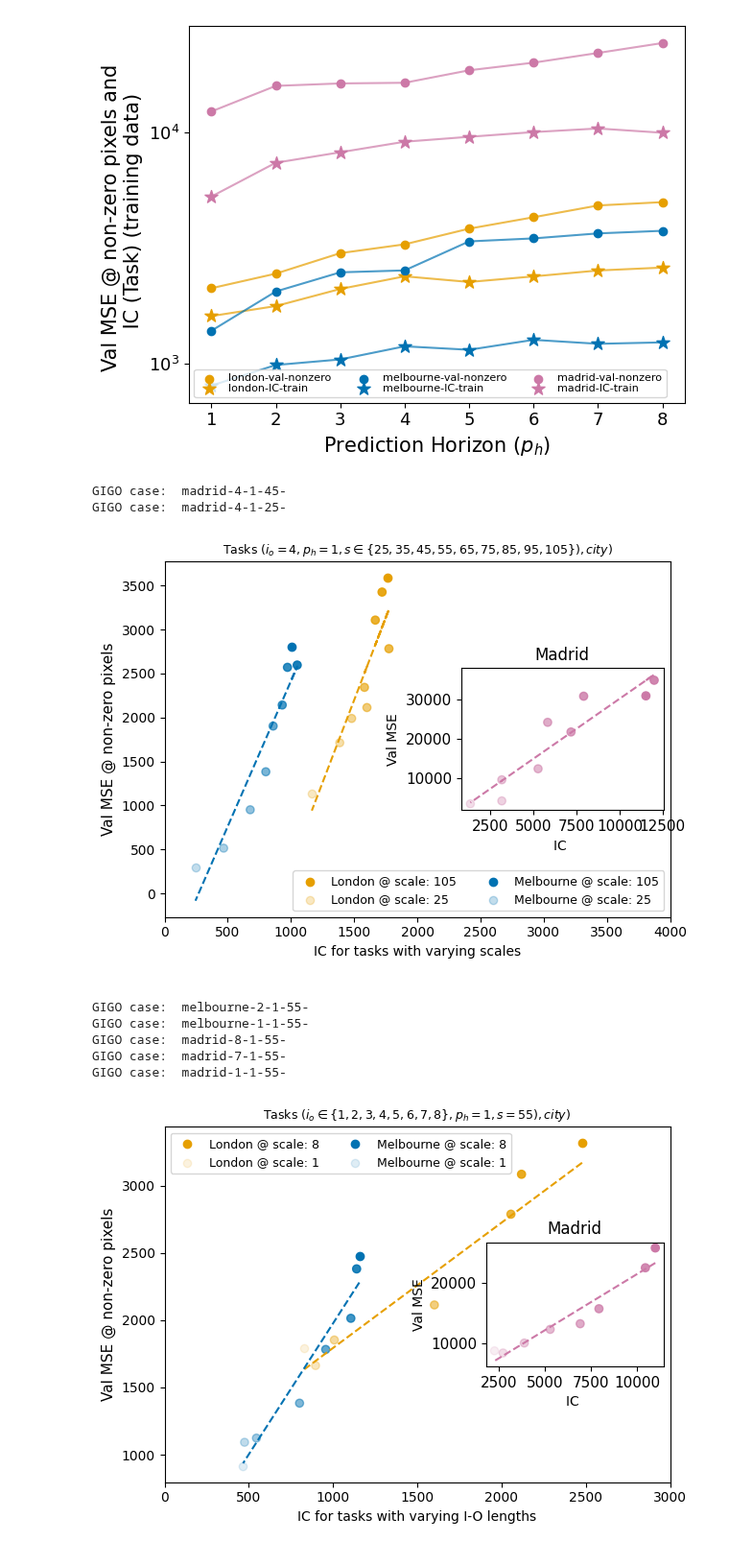
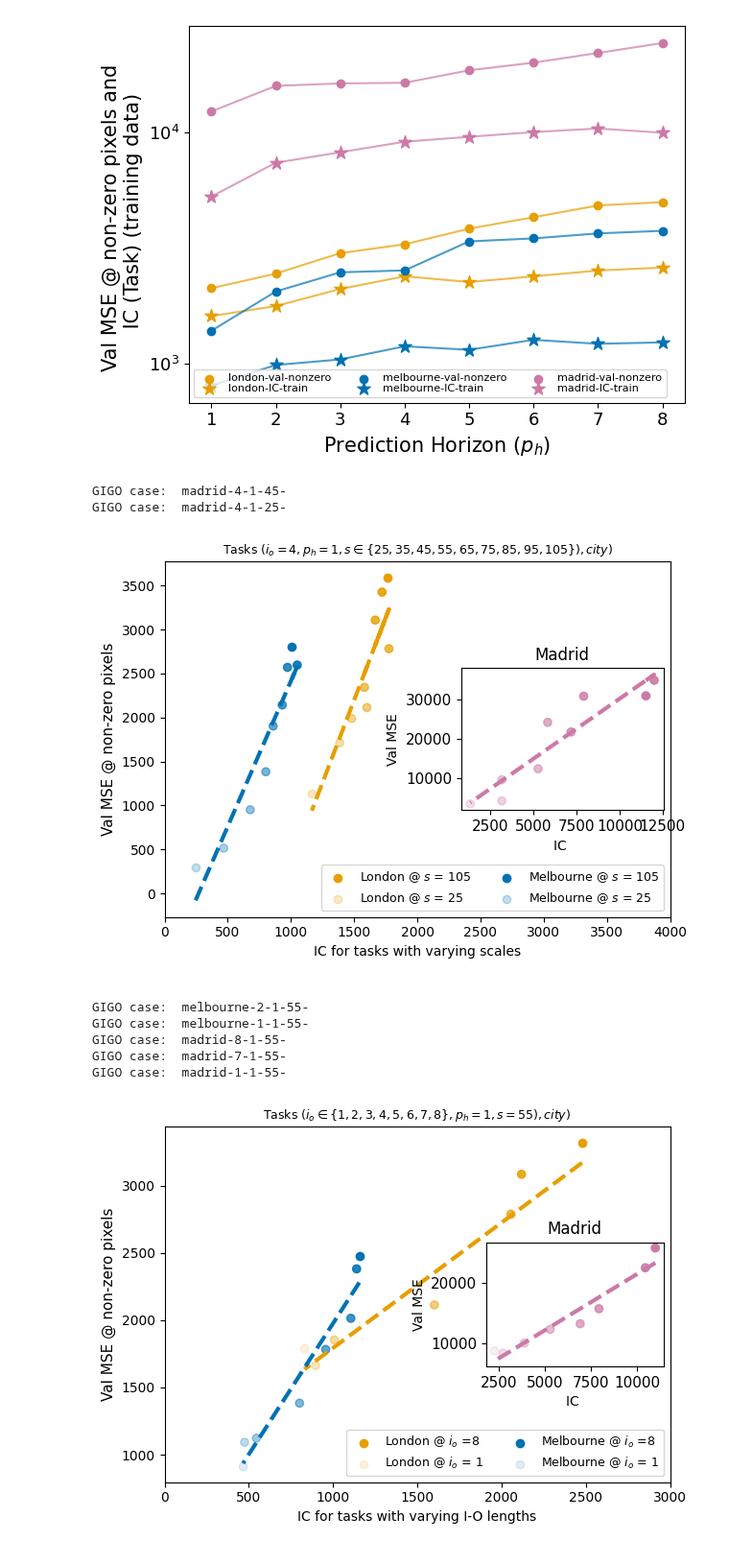
Before and after one commit to mie-lab/Complexity-Aware-Traffic-Prediction, a Jupyter notebook: CATP/plotting/adam_001_30_epochs/analyse_validation_csv_with_normalised_IC.ipynb, the cells around one changed output. Shown at 96% size. Saved outputs shown, nothing was run; the diff lists cells and outputs as text; code cells hidden in the pictures.

Commit message:
DOC: plots in paper

```diff
--- a/CATP/plotting/adam_001_30_epochs/analyse_validation_csv_with_normalised_IC.ipynb
+++ b/CATP/plotting/adam_001_30_epochs/analyse_validation_csv_with_normalised_IC.ipynb
@@ -170,7 +248,7 @@ for city in config.city_list:
                                                 scale=scale)
                 filename = "val_csv_" + prefix + ".csv"
                 try:
-                    df = pd.read_csv(os.path.join("val_csv_all_models_all_cities", filename))
+                    df = pd.read_csv(os.path.join("../val_csv_all_models_all_cities", filename))
                 except (pd.errors.EmptyDataError, FileNotFoundError) as e:
                     print (cityname, " Empty/Not found, ignoring; plot will be missing")
                     print (e)
@@ -326,7 +404,7 @@ for city in config.city_list:
                                                 scale=scale)
                 filename = "val_csv_" + prefix + ".csv"
                 try:
-                    df = pd.read_csv(os.path.join("val_csv_all_models_all_cities", filename))
+                    df = pd.read_csv(os.path.join("../val_csv_all_models_all_cities", filename))
                 except (pd.errors.EmptyDataError, FileNotFoundError) as e:
                     print (cityname, " Empty/Not found, ignoring; plot will be missing")
                     print (e)
@@ -614,7 +715,7 @@ for city in config.city_list:
                                                 scale=scale)
                 filename = "val_csv_" + prefix + ".csv"
                 try:
-                    df = pd.read_csv(os.path.join("val_csv_all_models_all_cities", filename))
+                    df = pd.read_csv(os.path.join("../val_csv_all_models_all_cities", filename))
                 except (pd.errors.EmptyDataError, FileNotFoundError) as e:
                     print (cityname, " Empty/Not found, ignoring; plot will be missing")
                     print (e)
@@ -731,7 +832,7 @@ for city in config.city_list:
                                                 scale=scale)
                 filename = "val_csv_" + prefix + ".csv"
                 try:
-                    df = pd.read_csv(os.path.join("val_csv_all_models_all_cities", filename))
+                    df = pd.read_csv(os.path.join("../val_csv_all_models_all_cities", filename))
                 except (pd.errors.EmptyDataError, FileNotFoundError) as e:
                     print (cityname, " Empty/Not found, ignoring; plot will be missing")
                     print (e)
@@ -799,7 +900,7 @@ for city in config.city_list:
 
         p = np.polyfit(line_plot_IC, np.array(line_plot_Val_loss), 1)  # p will contain [slope, intercept]
         line_y = np.polyval(p, line_plot_IC)  # This evaluates the polynomial at each point in line_plot_IC
-        axins.plot(line_plot_IC, line_y, color=city_color[cityname], linestyle='--')
+        axins.plot(line_plot_IC, line_y, color=city_color[cityname], linestyle='--', linewidth=3)
 
         axins.set_title('madrid'.title())
         axins.set_xlabel("IC ")
@@ -809,13 +910,13 @@ for city in config.city_list:
         plt.scatter(line_plot_IC[1:-1], line_plot_Val_loss[1:-1], color=city_color[cityname],
                     alpha=(np.array(config.scales[::-1])/105)[1:-1])
         plt.scatter(line_plot_IC[0], line_plot_Val_loss[0], color=city_color[cityname],
-                    alpha=np.array(config.scales[::-1][0])/105, label=cityname.title() + " @ scale: " + str(config.scales[::-1][0]))
+                    alpha=np.array(config.scales[::-1][0])/105, label=cityname.title() + r" @ $s$ = " + str(config.scales[::-1][0]))
         plt.scatter(line_plot_IC[-1], line_plot_Val_loss[-1], color=city_color[cityname],
-                    alpha=np.array(config.scales[::-1][-1])/105, label=cityname.title() + " @ scale: " + str(config.scales[::-1][-1]))
+                    alpha=np.array(config.scales[::-1][-1])/105, label=cityname.title() + r" @ $s$ = " + str(config.scales[::-1][-1]))
 
         p = np.polyfit(line_plot_IC, np.array(line_plot_Val_loss), 1)  # p will contain [slope, intercept]
         line_y = np.polyval(p, line_plot_IC)  # This evaluates the polynomial at each point in line_plot_IC
-        plt.plot(line_plot_IC, line_y, color=city_color[cityname], linestyle='--')
+        plt.plot(line_plot_IC, line_y, color=city_color[cityname], linestyle='--', linewidth=3)
 
         plt.xlabel("IC for tasks with varying scales\n ", fontsize=10)
         plt.ylabel("Val MSE @ non-zero pixels", fontsize=11)
@@ -834,7 +935,7 @@ plt.show()
 # %% [output]
 GIGO case:  madrid-4-1-45-
 GIGO case:  madrid-4-1-25-
-[figure, old version]
+[figure, new version]
 # %%
 import pandas as pd
 from mpl_toolkits.axes_grid1.inset_locator import inset_axes
@@ -861,7 +962,7 @@ for city in config.city_list:
                                                 scale=scale)
                 filename = "val_csv_" + prefix + ".csv"
                 try:
-                    df = pd.read_csv(os.path.join("val_csv_all_models_all_cities", filename))
+                    df = pd.read_csv(os.path.join("../val_csv_all_models_all_cities", filename))
                 except (pd.errors.EmptyDataError, FileNotFoundError) as e:
                     print (cityname, " Empty/Not found, ignoring; plot will be missing")
                     print (e)
@@ -929,45 +1030,45 @@ for city in config.city_list:
 
         p = np.polyfit(line_plot_IC, np.array(line_plot_Val_loss), 1)  # p will contain [slope, intercept]
         line_y = np.polyval(p, line_plot_IC)  # This evaluates the polynomial at each point in line_plot_IC
-        axins.plot(line_plot_IC, line_y, color=city_color[cityname], linestyle='--')
+        axins.plot(line_plot_IC, line_y, color=city_color[cityname], linestyle='--', linewidth=3)
 
         axins.set_title('madrid'.title())
         axins.set_xlabel("IC ")
         axins.set_ylabel('Val MSE')
         # axins.set_xticks(range(2000, 13000, 5000), fontsize=9)
     else:
         plt.scatter(line_plot_IC[1:-1], line_plot_Val_loss[1:-1], color=city_color[cityname],
                     alpha=(np.array(config.i_o_lengths[::-1])/8)[1:-1])
         plt.scatter(line_plot_IC[0], line_plot_Val_loss[0], color=city_color[cityname],
-                    alpha=np.array(config.i_o_lengths[::-1][0])/8, label=cityname.title() + " @ scale: " + str(config.i_o_lengths[::-1][0]))
+                    alpha=np.array(config.i_o_lengths[::-1][0])/8, label=cityname.title() + r" @ $i_o$ =" + str(config.i_o_lengths[::-1][0]))
         plt.scatter(line_plot_IC[-1], line_plot_Val_loss[-1], color=city_color[cityname],
-                    alpha=np.array(config.i_o_lengths[::-1][-1])/8, label=cityname.title() + " @ scale: " + str(config.i_o_lengths[::-1][-1]))
+                    alpha=np.array(config.i_o_lengths[::-1][-1])/8, label=cityname.title() + r" @ $i_o$ = " + str(config.i_o_lengths[::-1][-1]))
 
         p = np.polyfit(line_plot_IC, np.array(line_plot_Val_loss), 1)  # p will contain [slope, intercept]
         line_y = np.polyval(p, line_plot_IC)  # This evaluates the polynomial at each point in line_plot_IC
-        plt.plot(line_plot_IC, line_y, color=city_color[cityname], linestyle='--')
+        plt.plot(line_plot_IC, line_y, color=city_color[cityname], linestyle='--', linewidth=3)
 
         plt.xlabel("IC for tasks with varying I-O lengths\n ", fontsize=10)
         plt.ylabel("Val MSE @ non-zero pixels", fontsize=11)
         plt.xlim(0, 3000)
-        plt.legend(loc="best", ncol=2, fontsize=9) # loc="best", fontsize=8, ncol=3, labelspacing=0.02)
+        plt.legend(loc="lower right", ncol=2, fontsize=9) # loc="best", fontsize=8, ncol=3, labelspacing=0.02)
         plt.title(r"Tasks $(i_o\in\{1,2,3,4,5,6,7,8\}, p_h=1, s=55), city)$", fontsize=9)
 # plt.yscale('symlog')
 # plt.ylim(bottom=0.101)
 plt.xticks(fontsize=11)
 plt.yticks(fontsize=11)
 
 
 plt.tight_layout()
 plt.savefig("IO_len_csr_val_combo_scatter.png")
 plt.show()
 # %% [output]
 GIGO case:  melbourne-2-1-55-
 GIGO case:  melbourne-1-1-55-
 GIGO case:  madrid-8-1-55-
 GIGO case:  madrid-7-1-55-
 GIGO case:  madrid-1-1-55-
-[figure, old version]
+[figure, new version]
 # %%
 import pandas as pd
 from mpl_toolkits.axes_grid1.inset_locator import inset_axes
```
Also changed, not shown: parts of 11 cells of this notebook, 57 other files.
